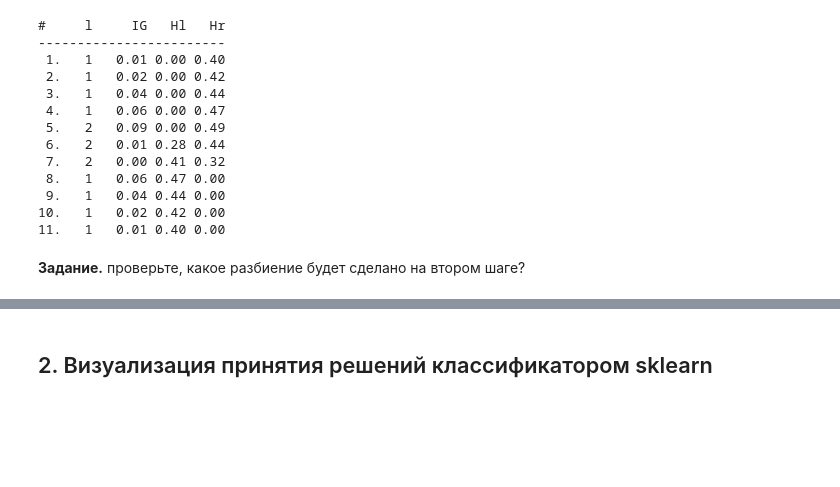
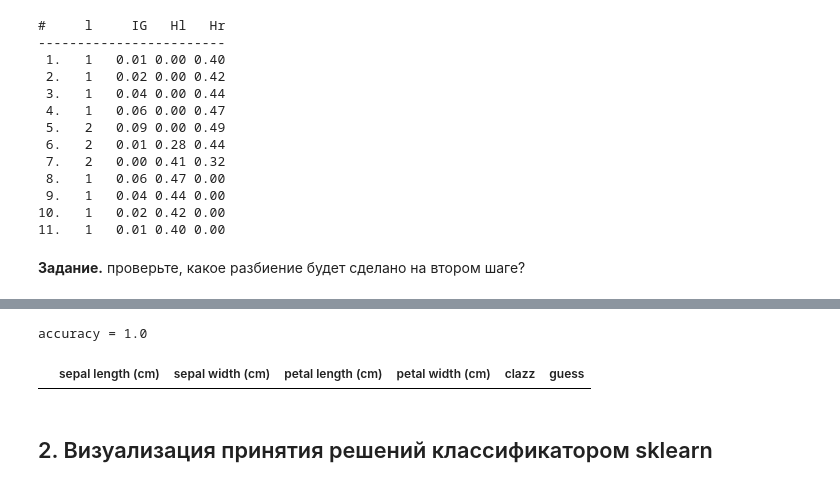
Before and after one commit to just-think/netology_aml, a Jupyter notebook: 3_Decision_tree/1 decision trees.ipynb, the cells around one changed output, grey strips where cells are left out. Saved outputs shown, nothing was run; the diff lists cells and outputs as text; code cells hidden in the pictures; blank space fills up the shorter version.

```diff
--- a/3_Decision_tree/1 decision trees.ipynb
+++ b/3_Decision_tree/1 decision trees.ipynb
@@ -126,0 +244,8 @@ pass #your code
+# %%
+from sklearn.datasets import load_iris
+iris = load_iris()
+
+training_df = pd.DataFrame(iris.data, columns=iris.feature_names)
+training_df['clazz'] = pd.DataFrame(iris.target)
+
+tree = build_tree(training_df)
@@ -127,3 +305,11 @@ pass #your code
+# %%
+training_df['guess'] = training_df.apply(tree.evaluate, axis=1)
+right_guesses = training_df[training_df['guess'] == training_df['clazz']]
+accuracy = len(right_guesses)/len(training_df)
+print(f'accuracy = {accuracy}')
+# %% [output]
+accuracy = 1.0
+|  | sepal length (cm) | sepal width (cm) | petal length (cm) | petal width (cm) | clazz | guess |
 # %% [markdown]
 ## 2. Визуализация принятия решений классификатором sklearn
 # %% [markdown]
```
Also changed, not shown: parts of 4 cells of this notebook, 7 other files.
